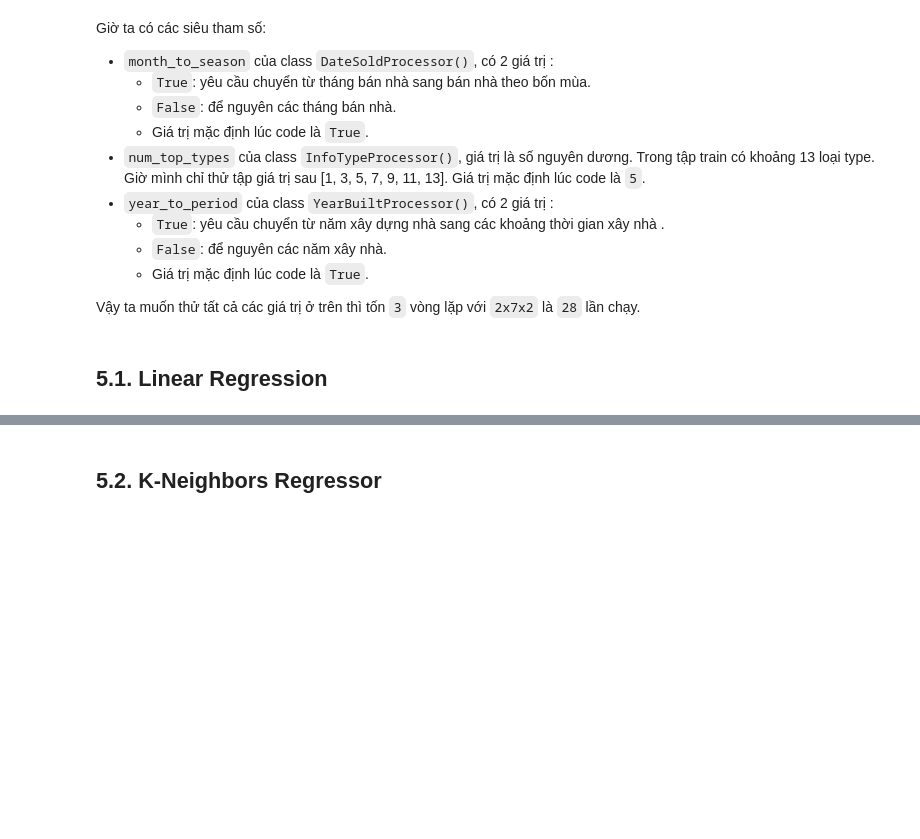
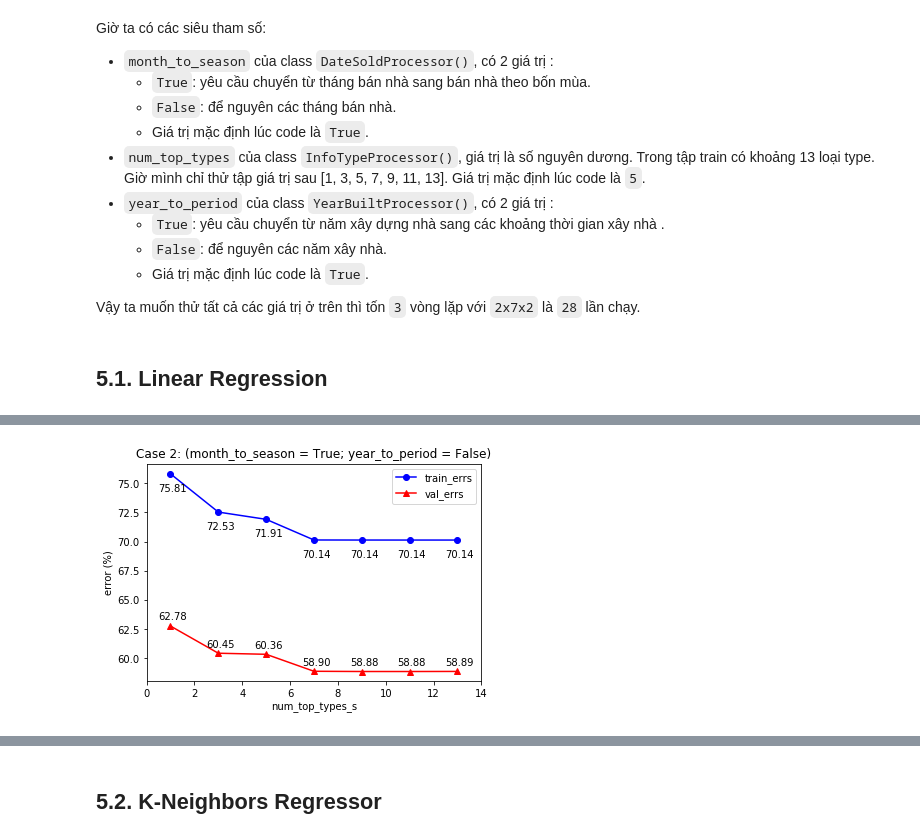
Before and after one commit to dpnam/DS-Final-Project, a Jupyter notebook: real-estate-California/HousePrice_California.ipynb, the cells around one changed output, grey strips where cells are left out. Cells and saved outputs as stored; diff of their text form; code cells hidden in the pictures; blank space fills up the shorter version.

```diff
--- a/real-estate-California/HousePrice_California.ipynb
+++ b/real-estate-California/HousePrice_California.ipynb
@@ -1590,0 +1463,6 @@ error_val_LR = error_val
+# %%
+num_top_types_s = [1, 3, 5, 7, 9, 11, 13]
+title_2 = "Case 2: (month_to_season = True; year_to_period = False)"
+drawCharErrsLR(num_top_types_s, train_errs_LR_2, val_errs_LR_2, title_2)
+# %% [output]
+[figure, added]
```
Also changed, not shown: parts of 65 cells of this notebook, 1 other file.
